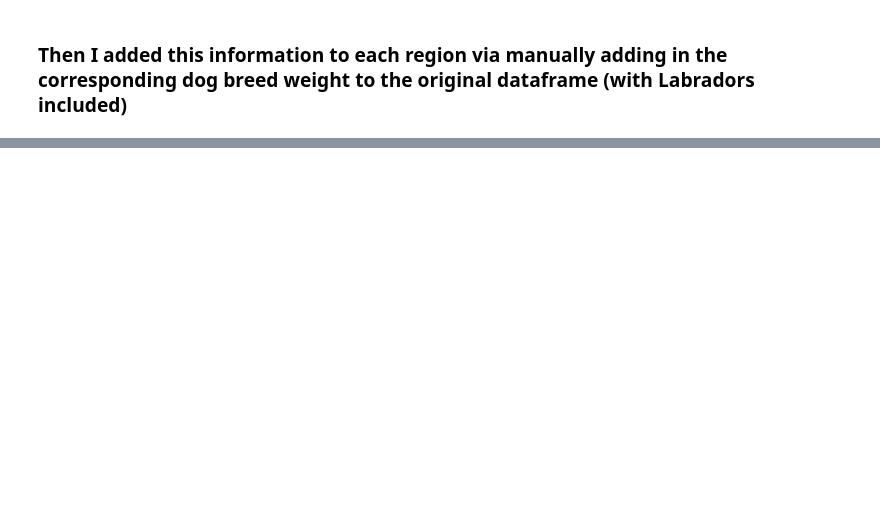
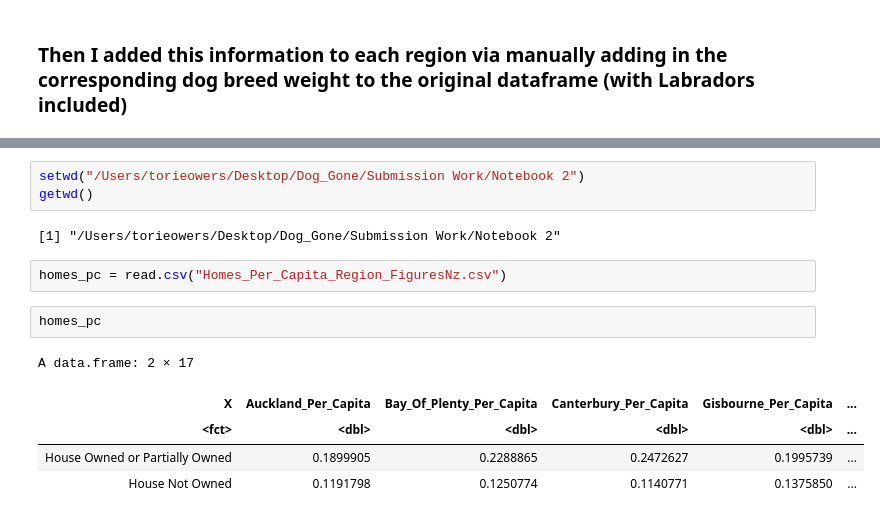
Before and after one commit to HelionPeros/Dog_Gone, a Jupyter notebook: Submission Work/Notebook 3/Condensing Dog Breeds.ipynb, the cells around one changed output, grey strips where cells are left out. Saved outputs shown, nothing was run; the diff lists cells and outputs as text; blank space fills up the shorter version.

```diff
--- a/Submission Work/Notebook 3/Condensing Dog Breeds.ipynb
+++ b/Submission Work/Notebook 3/Condensing Dog Breeds.ipynb
@@ -520,0 +521,15 @@ A spec_tbl_df: 16 × 32
+# %%
+setwd("/Users/torieowers/Desktop/Dog_Gone/Submission Work/Notebook 2")
+getwd()
+# %% [output]
+[1] "/Users/torieowers/Desktop/Dog_Gone/Submission Work/Notebook 2"
+# %%
+homes_pc = read.csv("Homes_Per_Capita_Region_FiguresNz.csv")
+# %%
+homes_pc
+# %% [output]
+A data.frame: 2 × 17
+| X | Auckland_Per_Capita | Bay_Of_Plenty_Per_Capita | Canterbury_Per_Capita | Gisbourne_Per_Capita | ... |
+| <fct> | <dbl> | <dbl> | <dbl> | <dbl> | ... |
+| House Owned or Partially Owned | 0.1899905 | 0.2288865 | 0.2472627 | 0.1995739 | ... |
+| House Not Owned | 0.1191798 | 0.1250774 | 0.1140771 | 0.1375850 | ... |
```
Also changed, not shown: parts of 10 cells of this notebook, 1 other file.
